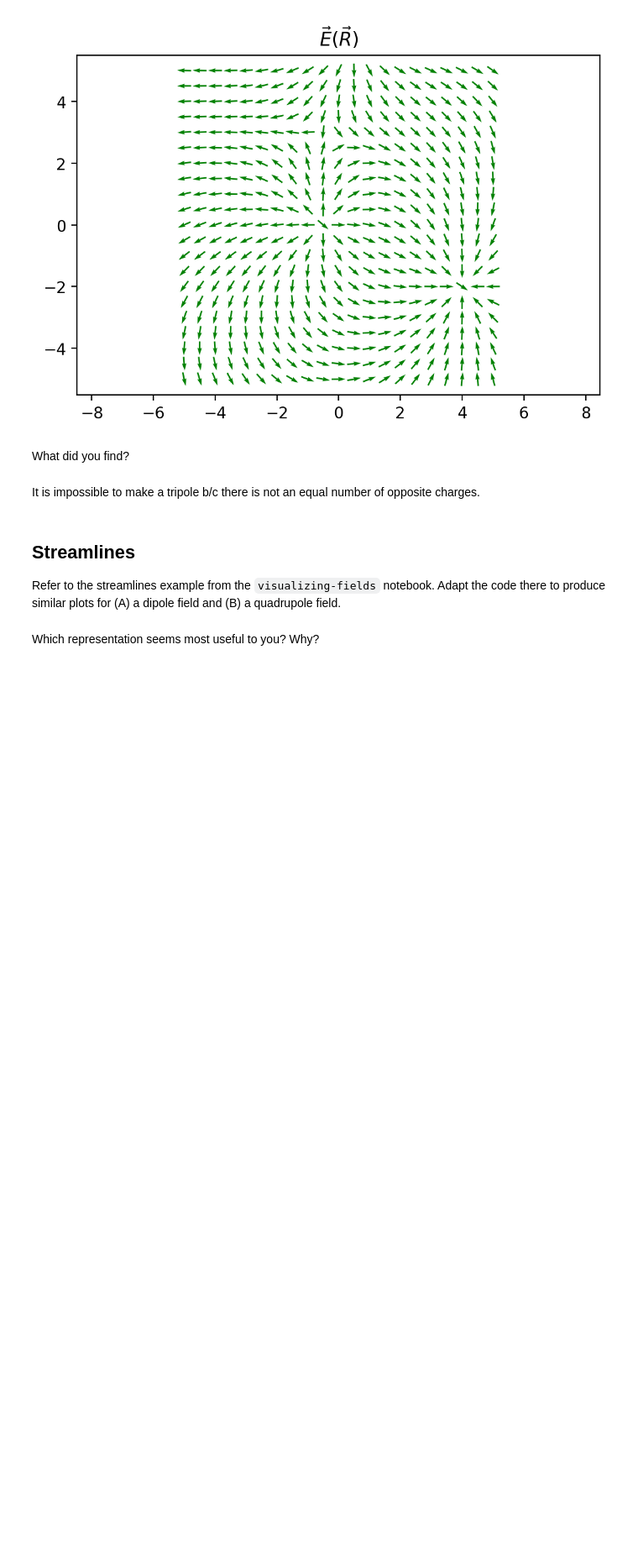
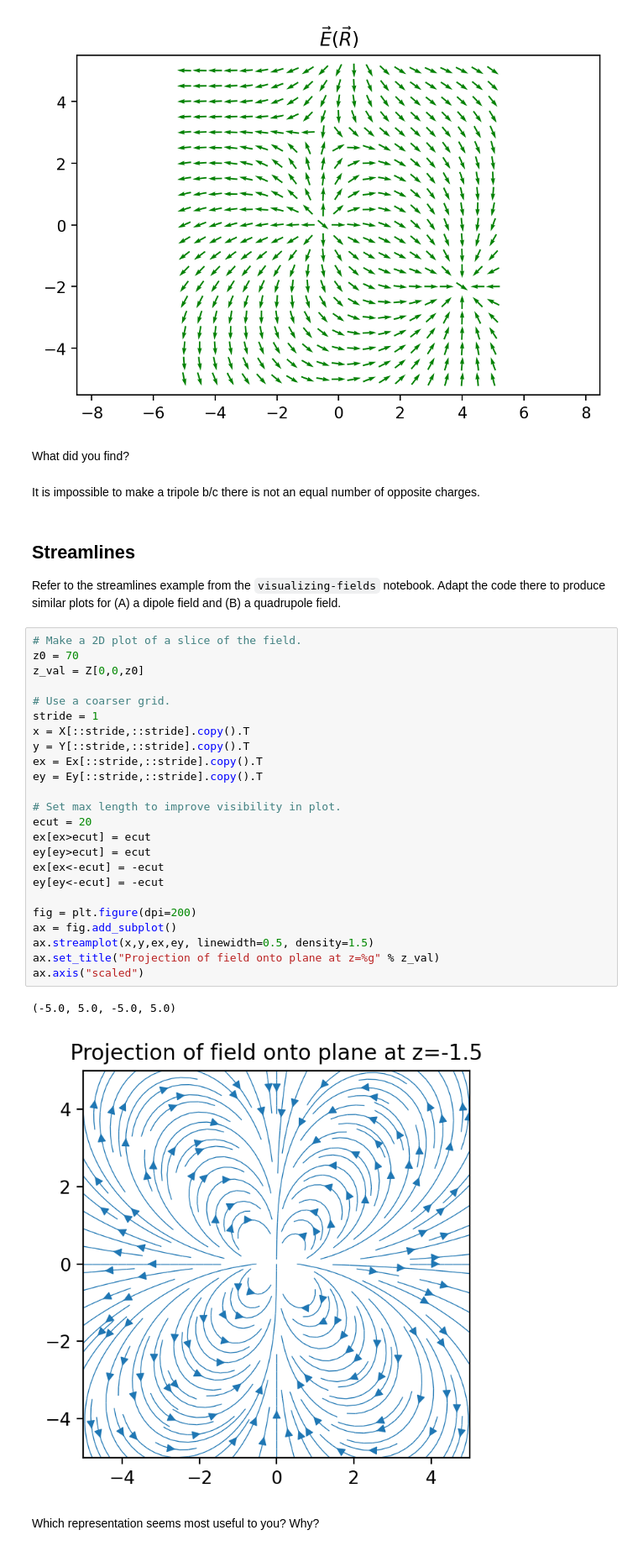
Before and after one commit to bjsensenig/electrodynamics, a Jupyter notebook: week-01/02-multipoles.ipynb, the cells around one changed output. Shown at 84% size. Saved outputs shown, nothing was run; the diff lists cells and outputs as text; blank space fills up the shorter version.

```diff
--- a/week-01/02-multipoles.ipynb
+++ b/week-01/02-multipoles.ipynb
@@ -347,5 +347,32 @@ It is impossible to make a tripole b/c there is not an equal number of opposite
 ## Streamlines
 
 Refer to the streamlines example from the `visualizing-fields` notebook.  Adapt the code there to produce similar plots for (A) a dipole field and (B) a quadrupole field.
+# %%
+# Make a 2D plot of a slice of the field.
+z0 = 70
+z_val = Z[0,0,z0]
+
+# Use a coarser grid.
+stride = 1
+x = X[::stride,::stride].copy().T
+y = Y[::stride,::stride].copy().T
+ex = Ex[::stride,::stride].copy().T
+ey = Ey[::stride,::stride].copy().T
+
+# Set max length to improve visibility in plot.
+ecut = 20
+ex[ex>ecut] = ecut
+ey[ey>ecut] = ecut
+ex[ex<-ecut] = -ecut
+ey[ey<-ecut] = -ecut
+
+fig = plt.figure(dpi=200)
+ax = fig.add_subplot()
+ax.streamplot(x,y,ex,ey, linewidth=0.5, density=1.5)
+ax.set_title("Projection of field onto plane at z=%g" % z_val)
+ax.axis("scaled")
+# %% [output]
+(-5.0, 5.0, -5.0, 5.0)
+[figure, added]
 # %% [markdown]
 Which representation seems most useful to you?  Why?
```
Also changed, not shown: parts of 2 cells of this notebook, 1 other file.
